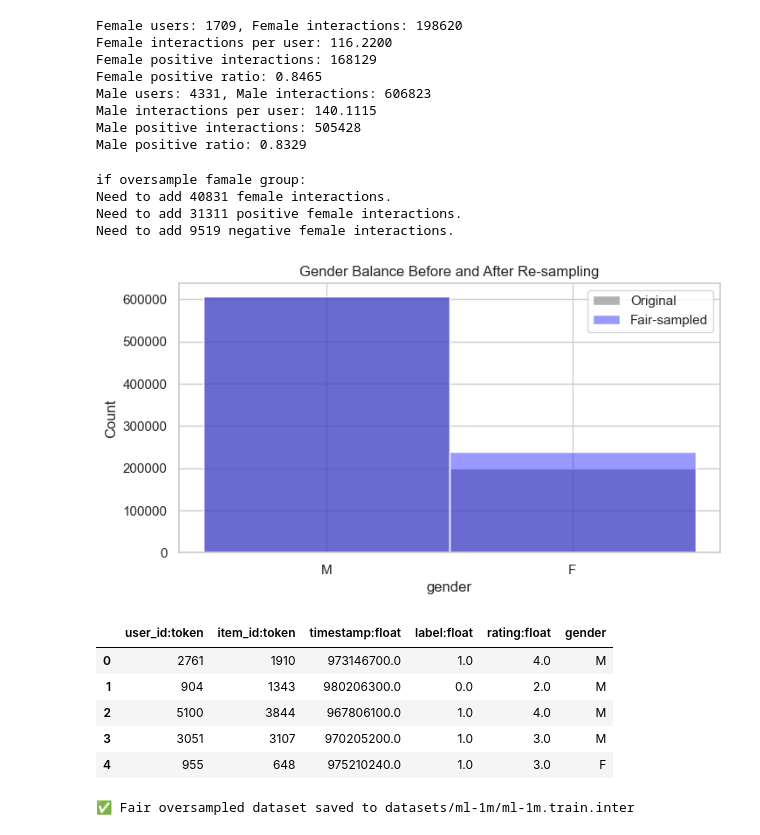
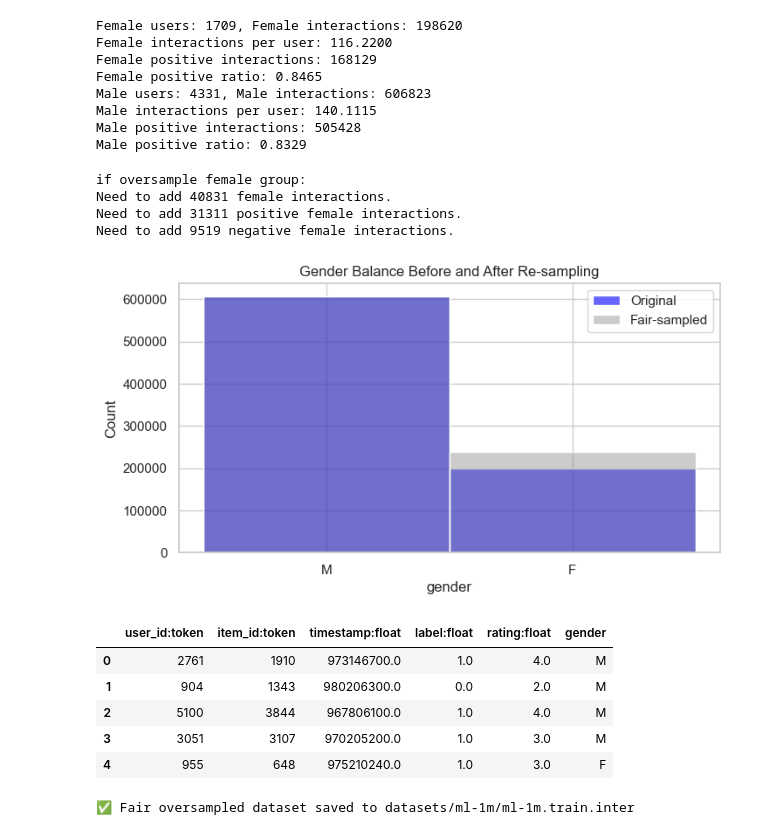
Before and after one commit to Jiaqing61/RScode, a Jupyter notebook: oversample/ml-1m-oversample.ipynb, the cells around one changed output. Cells and saved outputs as stored; diff of their text form; code cells hidden in the pictures.

```diff
--- a/oversample/ml-1m-oversample.ipynb
+++ b/oversample/ml-1m-oversample.ipynb
@@ -71,71 +71,80 @@ Male interactions per user: 140.1115
 Male positive interactions: 505428
 Male positive ratio: 0.8329
 # %%
-# 5. Balance male/female interactions (oversample famale group)
-oversample_amount = female_user_count * (male_interactions/male_user_count)
+import random
+import numpy as np
+random.seed(42)
+np.random.seed(42)
+
+# Calculate how many new interactions are needed
+oversample_amount = female_user_count * (male_interactions / male_user_count)
 positive_diff = int(oversample_amount * (len(male_positive) / male_interactions) - len(female_positive))
 negtive_diff = int(oversample_amount * (1 - len(male_positive) / male_interactions) - len(female_negative))
-print("if oversample famale group:")
+
+print("if oversample female group:")
 print(f"Need to add {oversample_amount - female_interactions:.0f} female interactions.")
 print(f"Need to add {positive_diff} positive female interactions.")
 print(f"Need to add {negtive_diff} negative female interactions.")
-# Target female interaction count to match male ratio
-# Get female user ids
-female_users = female_df['user_id:token'].unique()
-# Get all item ids
-all_items = merged_df['item_id:token'].unique()
-female_all_items = female_df['item_id:token'].unique()
-male_al_item = female_df['item_id:token'].unique()
-# Create a set of existing (user, item) interactions for females
+
+# Prepare user/item sets
+female_users = sorted(female_df['user_id:token'].unique())
+female_all_items = sorted(female_df['item_id:token'].unique())
+male_all_item = sorted(male_df['item_id:token'].unique())
+
+# Avoid duplicates
 existing_pairs = set(zip(female_df['user_id:token'], female_df['item_id:token']))
 
-import random
-random.seed(42)
+# Generate new positives
 new_positives = []
 while len(new_positives) < positive_diff:
-    user = random.choice(female_users, )
+    user = random.choice(female_users)
     item = random.choice(female_all_items)
     if (user, item) not in existing_pairs:
-        new_positives.append({'user_id:token': user,
-                              'item_id:token': item,
-                              'label:float': 1,
-                              'gender': 'F'})
-        existing_pairs.add((user,item))
+        new_positives.append({
+            'user_id:token': user,
+            'item_id:token': item,
+            'label:float': 1,
+            'gender': 'F'
+        })
+        existing_pairs.add((user, item))
 
+# Generate new negatives
 new_negatives = []
 while len(new_negatives) < negtive_diff:
     user = random.choice(female_users)
-    item = random.choice(male_al_item)
+    item = random.choice(male_all_item)
     if (user, item) not in existing_pairs:
-        new_negatives.append({'user_id:token': user,
-                              'item_id:token': item,
-                              'label:float': 0,
-                              'gender': 'F'})
-        existing_pairs.add((user,item))
+        new_negatives.append({
+            'user_id:token': user,
+            'item_id:token': item,
+            'label:float': 0,
+            'gender': 'F'
+        })
+        existing_pairs.add((user, item))
 
+# Merge new samples
 new_samples = new_positives + new_negatives
-# Create DataFrame and merge
 df_fair = pd.concat([merged_df, pd.DataFrame(new_samples)], ignore_index=True)
+
+# Shuffle final dataset with fixed random state
+df_fair = df_fair.sample(frac=1, random_state=42).reset_index(drop=True)
 # %% [output]
-if oversample famale group:
+if oversample female group:
 Need to add 40831 female interactions.
 Need to add 31311 positive female interactions.
 Need to add 9519 negative female interactions.
 # %%
-#shuffle balanced groups
-df_fair = df_fair.sample(frac=1, random_state=42).reset_index(drop=True)
-
 # 7. Optional: plot before and after
 plt.figure(figsize=(8,4))
-sns.histplot(data=merged_df, x="gender", stat="count", color="gray", label="Original", alpha=0.6)
-sns.histplot(data=df_fair, x="gender", stat="count", color="blue", label="Fair-sampled", alpha=0.4)
+sns.histplot(data=merged_df, x="gender", stat="count", color="blue", label="Original", alpha=0.6)
+sns.histplot(data=df_fair, x="gender", stat="count", color="gray", label="Fair-sampled", alpha=0.4)
 plt.title("Gender Balance Before and After Re-sampling")
 plt.legend()
 plt.show()
 
 display(df_fair.head())
 # %% [output]
-[figure, old version]
+[figure, new version]
 |  | user_id:token | item_id:token | timestamp:float | label:float | rating:float | gender |
 | 0 | 2761 | 1910 | 973146700.0 | 1.0 | 4.0 | M |
 | 1 | 904 | 1343 | 980206300.0 | 0.0 | 2.0 | M |
```
Also changed, not shown: parts of 2 cells of this notebook, 47 other files.
